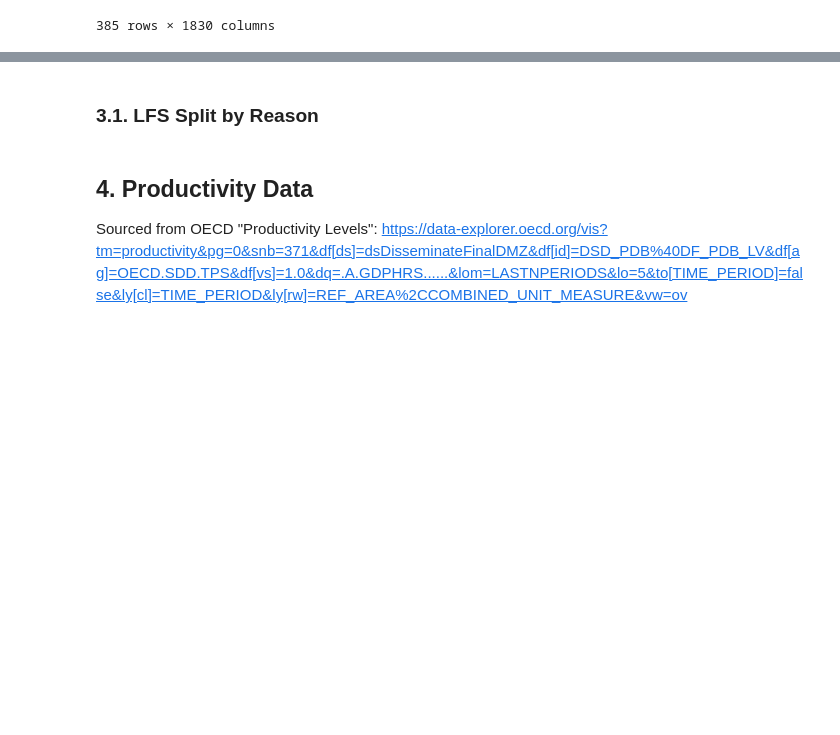
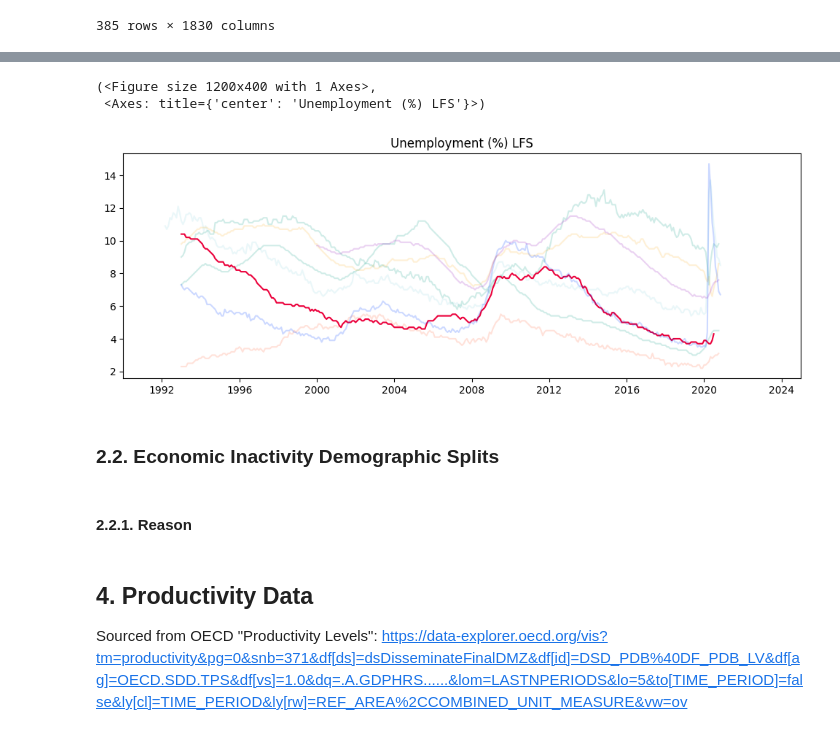
Before and after one commit to gjohl/growingeconomy, a Jupyter notebook: notebooks/presentation_plots.ipynb, the cells around one changed output, grey strips where cells are left out. Drawn from its saved outputs; the diff is of its cells as text; code cells hidden in the pictures; blank space fills up the shorter version.

```diff
--- a/notebooks/presentation_plots.ipynb
+++ b/notebooks/presentation_plots.ipynb
@@ -156,0 +181,16 @@ lfs_df
+# %%
+unemployment_g7_cols = [
+    'standardised ilo unemployment rates - total eu',
+    'standardised ilo unemployment rates seasonally adjusted germany - eurostat',
+    'standardised ilo unemployment rates seasonally adjusted france - eurostat',
+    'standardised ilo unemployment rates seasonally adjusted italy - eurostat',
+    'standardised ilo unemployment rates seasonally adjusted united kingdom eurostat',
+    'standardised ilo unemployment rates seasonally adjusted united states',
+    'standardised ilo unemployment rates seasonally adjusted japan- eurostat',
+    'standardised ilo unemployment rates seasonally adjusted canada-oecd'
+ ]
+unemployment_df = lfs_df[unemployment_g7_cols]
+unemployment_df.columns = ['European Union', 'Germany', 'France', 'Italy', 'United Kingdom', 'United States', 'Japan', 'Canada']
+
+
+unemployment_df.dropna().tail()
@@ -157,5 +221,13 @@ lfs_df
+# %%
+plot_country_timeseries(unemployment_df, title="Unemployment (%) LFS", xlim=(PLOT_START_DATE, PLOT_END_DATE))
+# %% [output]
+(<Figure size 1200x400 with 1 Axes>,
+ <Axes: title={'center': 'Unemployment (%) LFS'}>)
+[figure, added]
+# %% [markdown]
+### 2.2. Economic Inactivity Demographic Splits
 # %% [markdown]
-### 3.1. LFS Split by Reason
+#### 2.2.1. Reason
 # %% [markdown]
 ## 4. Productivity Data
 Sourced from OECD "Productivity Levels": https://data-explorer.oecd.org/vis?tm=productivity&pg=0&snb=371&df[ds]=dsDisseminateFinalDMZ&df[id]=DSD_PDB%40DF_PDB_LV&df[ag]=OECD.SDD.TPS&df[vs]=1.0&dq=.A.GDPHRS......&lom=LASTNPERIODS&lo=5&to[TIME_PERIOD]=false&ly[cl]=TIME_PERIOD&ly[rw]=REF_AREA%2CCOMBINED_UNIT_MEASURE&vw=ov
```
Also changed, not shown: parts of 32 cells of this notebook.
